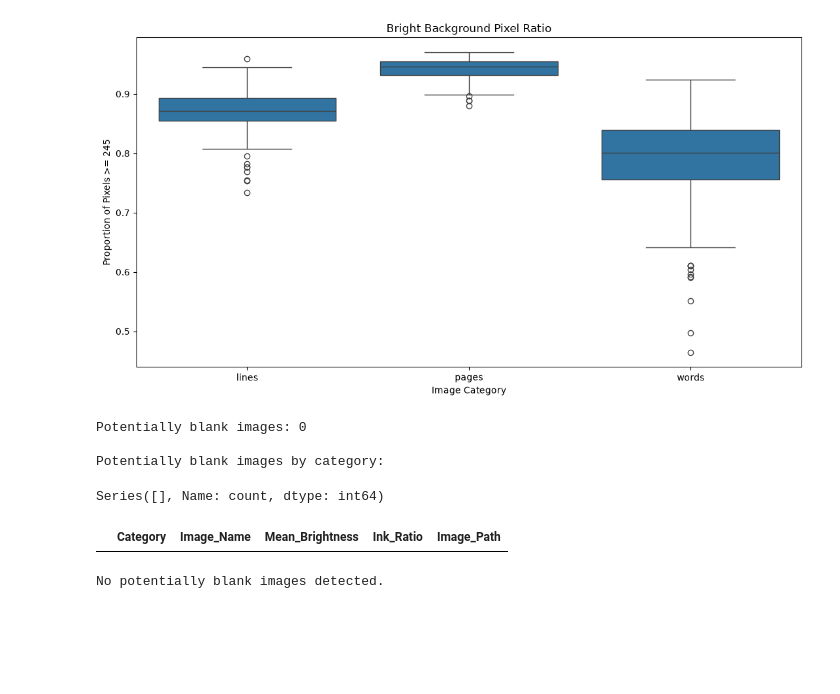
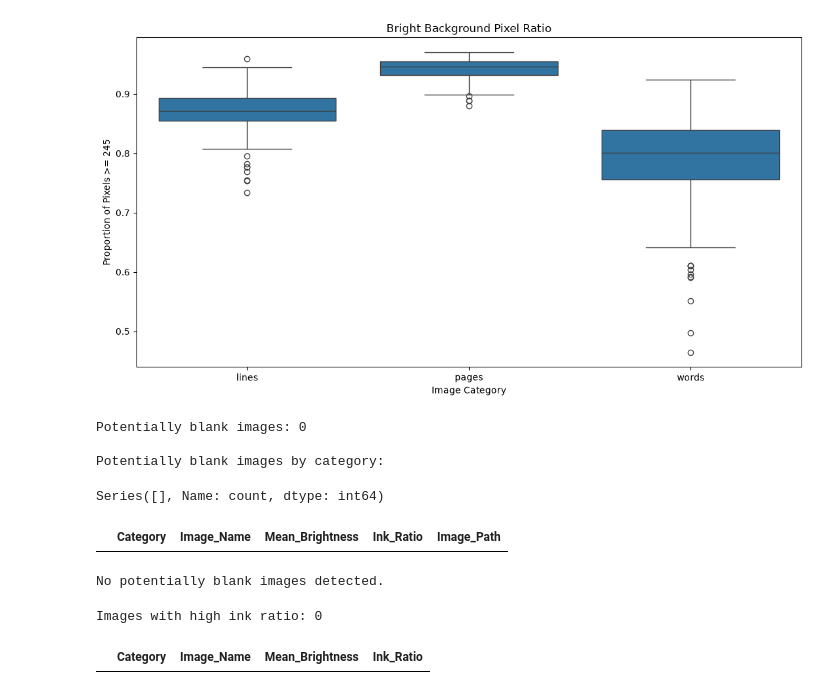
Before and after one commit to greeshavaishnavi09/WriterLens, a Jupyter notebook: research/03.eda.ipynb, the cells around one changed output. Saved outputs shown, nothing was run; the diff lists cells and outputs as text; code cells hidden in the pictures; blank space fills up the shorter version.

```diff
--- a/research/03.eda.ipynb
+++ b/research/03.eda.ipynb
@@ -925,3 +925,28 @@ else:
     plt.show()
 # %% [output]
 No potentially blank images detected.
+# %%
+
+# HIGH INK RATIO IMAGE INSPECTION
+
+HIGH_INK_THRESHOLD = 0.50
+
+high_ink_df = quality_df[
+    quality_df["Ink_Ratio"] > HIGH_INK_THRESHOLD
+].copy()
+
+print("Images with high ink ratio:", len(high_ink_df))
+
+display(
+    high_ink_df[
+        [
+            "Category",
+            "Image_Name",
+            "Mean_Brightness",
+            "Ink_Ratio"
+        ]
+    ].head(20)
+)
+# %% [output]
+Images with high ink ratio: 0
+|  | Category | Image_Name | Mean_Brightness | Ink_Ratio |
```
Also changed, not shown: parts of 1 cell of this notebook.
